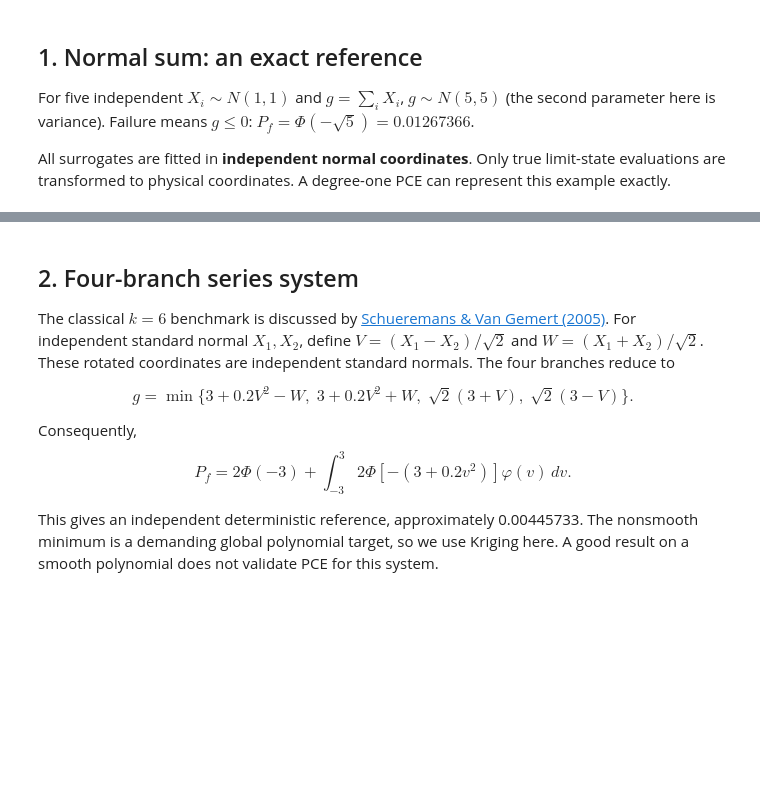
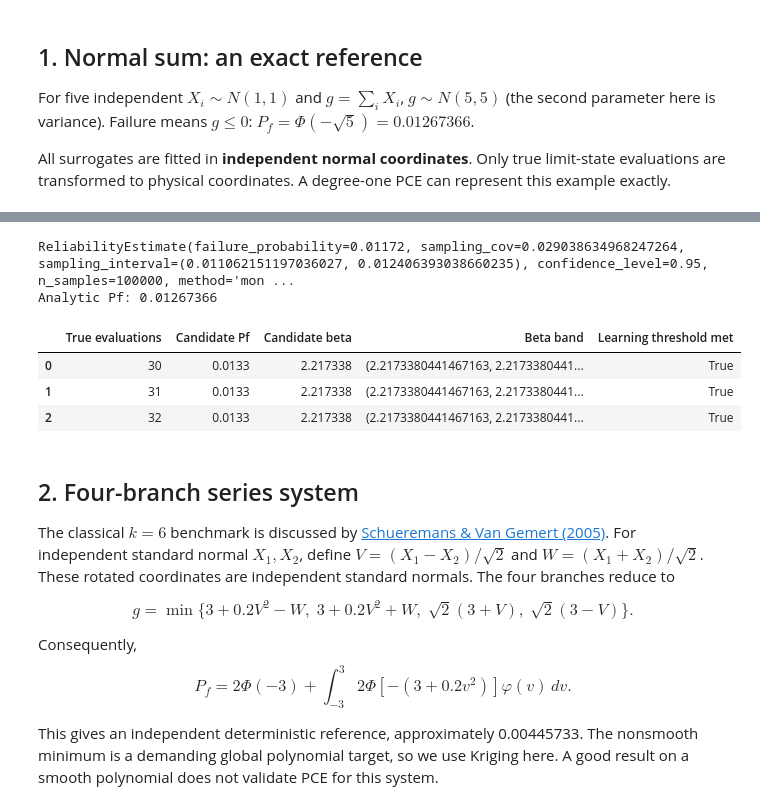
Before and after one commit to pystra/pystra, a Jupyter notebook: docs/source/notebooks/ex_active_learning.ipynb, the cells around one changed output, grey strips where cells are left out. Cells and saved outputs as stored; diff of their text form; code cells hidden in the pictures; blank space fills up the shorter version.

Commit message:
Compose v2 active learning with explicit estimation and stopping policies

```diff
--- a/docs/source/notebooks/ex_active_learning.ipynb
+++ b/docs/source/notebooks/ex_active_learning.ipynb
@@ -70,3 +94,44 @@ Analytic Pf: 0.01267366
+# %%
+from pystra.active_learning import (
+    MonteCarloEstimator, UFunction, LearningThreshold,
+    BetaBounds, BetaStability, AllCriteria,
+)
+
+composed = ActiveLearning(
+    stochastic_model=model,
+    limit_state=limit_state,
+    surrogate=PceSurrogate(degree=1, seed=7),
+    estimator=MonteCarloEstimator(n_samples=100_000),
+    learning_function=UFunction(threshold=2),
+    stopping_criterion=AllCriteria(criteria=(
+        LearningThreshold(),
+        BetaBounds(consecutive=2),
+        BetaStability(consecutive=2),
+    )),
+    seed=7,
+)
+composed_result = composed.run()
+assert composed_result.converged
+assert len(composed_result.history) >= 3
+print(composed_result.estimate)
+print(f"Analytic Pf: {normal_reference:.8f}")
+pd.DataFrame([
+    {
+        "True evaluations": fit.n_evaluations,
+        "Candidate Pf": fit.failure_probability,
+        "Candidate beta": fit.beta,
+        "Beta band": fit.beta_band,
+        "Learning threshold met": fit.learning_satisfied,
+    }
+    for fit in composed_result.history
+])
+# %% [output]
+ReliabilityEstimate(failure_probability=0.01172, sampling_cov=0.029038634968247264, sampling_interval=(0.011062151197036027, 0.012406393038660235), confidence_level=0.95, n_samples=100000, method='mon ...
+Analytic Pf: 0.01267366
+|  | True evaluations | Candidate Pf | Candidate beta | Beta band | Learning threshold met |
+| 0 | 30 | 0.0133 | 2.217338 | (2.2173380441467163, 2.2173380441... | True |
+| 1 | 31 | 0.0133 | 2.217338 | (2.2173380441467163, 2.2173380441... | True |
+| 2 | 32 | 0.0133 | 2.217338 | (2.2173380441467163, 2.2173380441... | True |
 # %% [markdown]
 ## 2. Four-branch series system
 
```
Also changed, not shown: parts of 4 cells of this notebook, 14 other files.
